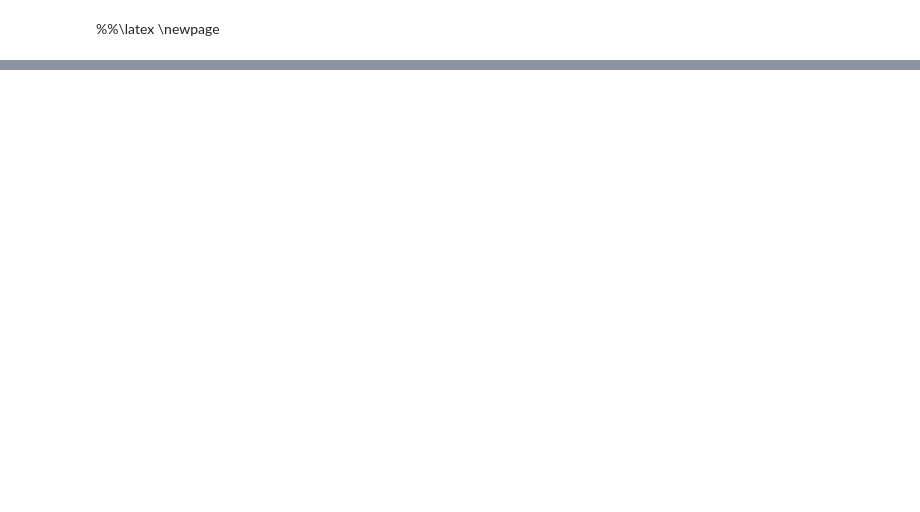
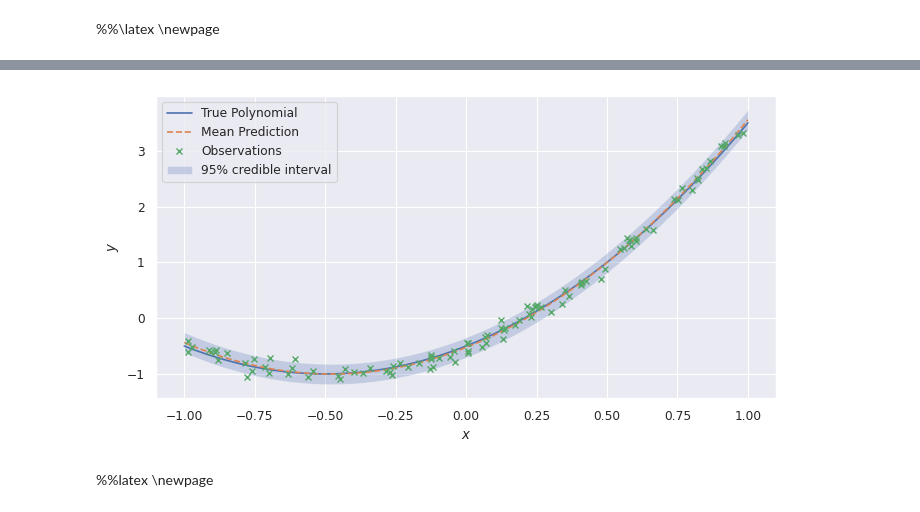
Before and after one commit to Knoero/MachineLearning, a Jupyter notebook: 1 Basics/03 Bayesian Linear Regression.ipynb, the cells around one changed output, grey strips where cells are left out. Cells and saved outputs as stored; diff of their text form; code cells hidden in the pictures; blank space fills up the shorter version.

Commit message:
[ADD]Update the MAP estimate

```diff
--- a/1 Basics/03 Bayesian Linear Regression.ipynb
+++ b/1 Basics/03 Bayesian Linear Regression.ipynb
@@ -89,0 +169,9 @@ The concepts of **bias** and **variance** are used to measure the performance of
+# %%
+# Get the predictions of the trained model
+y_pred = estimator.predict(x).reshape(-1,1)
+# Calculate the estimated variance
+sigma2_MLE = np.sum((y_pred-y)**2)/y.shape[0]
+sigma_MLE = np.sqrt(sigma2_MLE)
+# Compare the  values
+print("True sigma = %1.4f"%sigma)
+print("MLE  sigma = %1.4f"%sigma_MLE)
@@ -89,0 +186,28 @@ The concepts of **bias** and **variance** are used to measure the performance of
+# %%
+fig, ax = plt.subplots(figsize=(8,4),dpi=100)
+# Points to be estimated
+xe = np.linspace(-1,1,100)
+# Predictions and true values
+ye_pred = estimator.predict(xe.reshape(-1,1)).reshape(-1)
+ye_true = theta[0] + theta[1] * xe + theta[2] * xe**2
+# Lower bound and upper bound
+ye_pred_lb = ye_pred - 1.96 * sigma_MLE
+ye_pred_ub = ye_pred + 1.96 * sigma_MLE
+# True polynomial
+ax.plot(xe,ye_true,label='True Polynomial')
+# Mean prediction
+ax.plot(xe,ye_pred,'--',label='Mean Prediction')
+# 95% credible interval
+ax.fill_between(xe,ye_pred_lb,ye_pred_ub,alpha=0.25,label='95% credible interval')
+# Observations
+ax.plot(x,y,'x',label='Observations')
+# Labels
+ax.set_xlabel('$x$')
+ax.set_ylabel('$y$')
+plt.legend(loc='upper left')
+plt.show()
+# %% [output]
+[figure, added]
+# %% [markdown]
+%%latex
+\newpage
```
Also changed, not shown: parts of 15 cells of this notebook, 1 other file.
